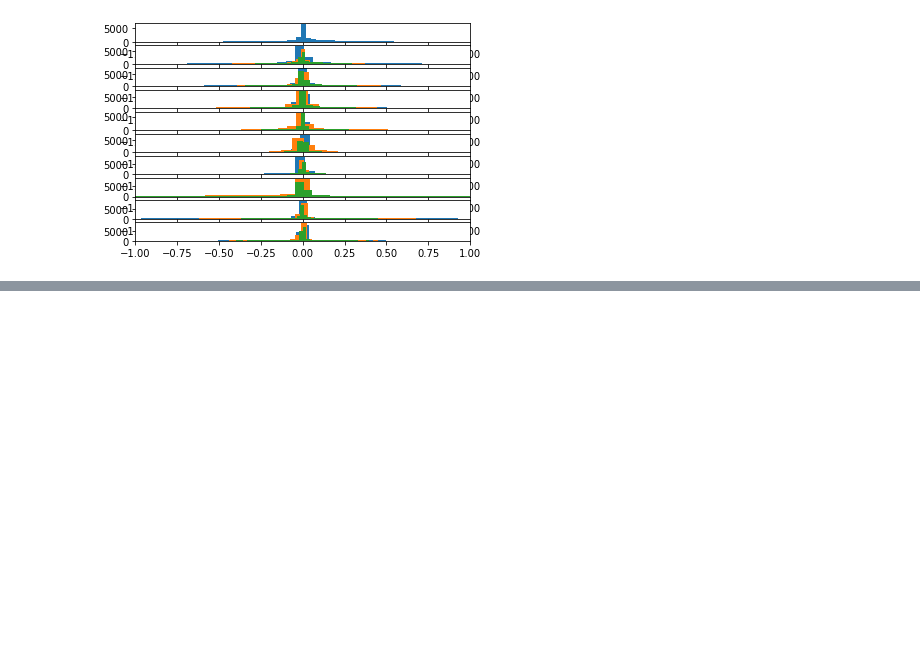
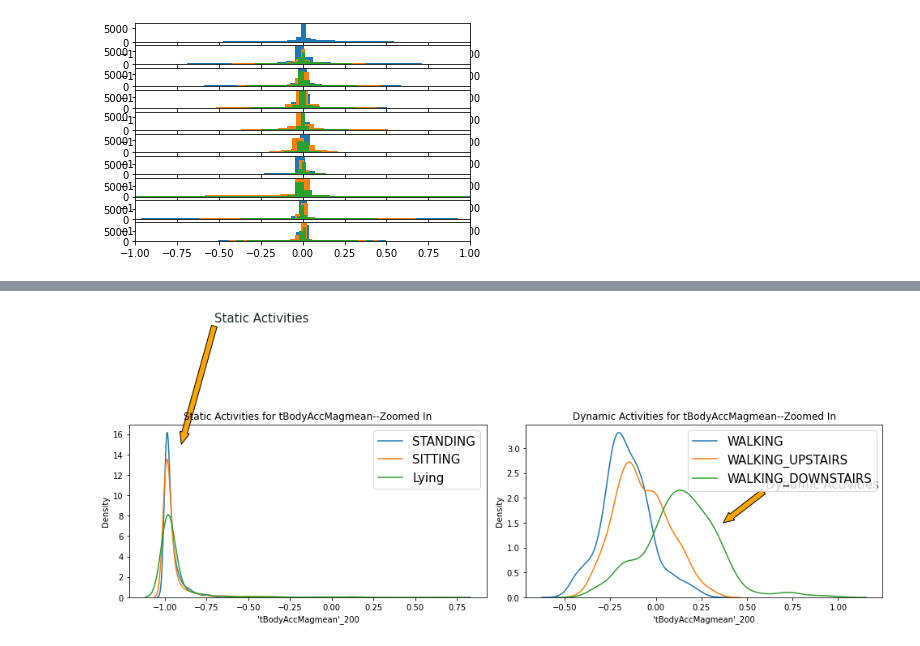
Before and after one commit to ManikckamR/CS620_HAR, a Jupyter notebook: CS620_Project_HAR.ipynb, the cells around one changed output, grey strips where cells are left out. Cells and saved outputs as stored; diff of their text form; code cells hidden in the pictures; blank space fills up the shorter version.

```diff
--- a/CS620_Project_HAR.ipynb
+++ b/CS620_Project_HAR.ipynb
@@ -922,0 +1141,31 @@ plot_subject_histograms(X, y, sub_map)
+# %%
+#let's plot "tBodyAccMagmean" for both static and dynamic activites separately to analysis them in more detail
+df_standing = train_df[train_df["activity_name"] == "STANDING"]
+df_sitting = train_df[train_df["activity_name"] == "SITTING"]
+df_lying = train_df[train_df["activity_name"] == "LYING"]
+df_walking = train_df[train_df["activity_name"] == "WALKING"]
+df_walking_upstairs = train_df[train_df["activity_name"] == "WALKING_UPSTAIRS"]
+df_walking_downstairs = train_df[train_df["activity_name"] == "WALKING_DOWNSTAIRS"]
+
+fig, axes = plt.subplots(nrows = 1, ncols = 2, figsize = (14, 7))
+
+axes[0].set_title("Static Activities for tBodyAccMagmean--Zoomed In")
+sns.distplot(df_standing["'tBodyAccMagmean'_200"], hist = False, label = "STANDING", ax = axes[0])
+sns.distplot(df_sitting["'tBodyAccMagmean'_200"], hist = False, label = "SITTING", ax = axes[0])
+sns.distplot(df_lying["'tBodyAccMagmean'_200"], hist = False, label = "Lying", ax = axes[0])
+axes[0].legend(fontsize = 15)
+axes[0].annotate('Static Activities', xy=(-0.90, 15), xytext=(-0.7, 27),
+            arrowprops=dict(facecolor='orange', width = 7, headlength = 15), size = 15, color = "#232b2b")
+
+axes[1].set_title("Dynamic Activities for tBodyAccMagmean--Zoomed In")
+sns.distplot(df_walking["'tBodyAccMagmean'_200"], hist = False, label = "WALKING", ax = axes[1])
+sns.distplot(df_walking_upstairs["'tBodyAccMagmean'_200"], hist = False, label = "WALKING_UPSTAIRS", ax = axes[1])
+sns.distplot(df_walking_downstairs["'tBodyAccMagmean'_200"], hist = False, label = "WALKING_DOWNSTAIRS", ax = axes[1])
+axes[1].legend(fontsize = 15)
+axes[1].annotate('Dynamic Activities', xy=(0.37, 1.5), xytext=(0.60, 2.2),
+            arrowprops=dict(facecolor='orange', width = 7, headlength = 13), size = 15, color = "#232b2b")
+
+plt.tight_layout()
+plt.show()
+# %% [output]
+[figure, added]
```
Also changed, not shown: parts of 57 cells of this notebook.
